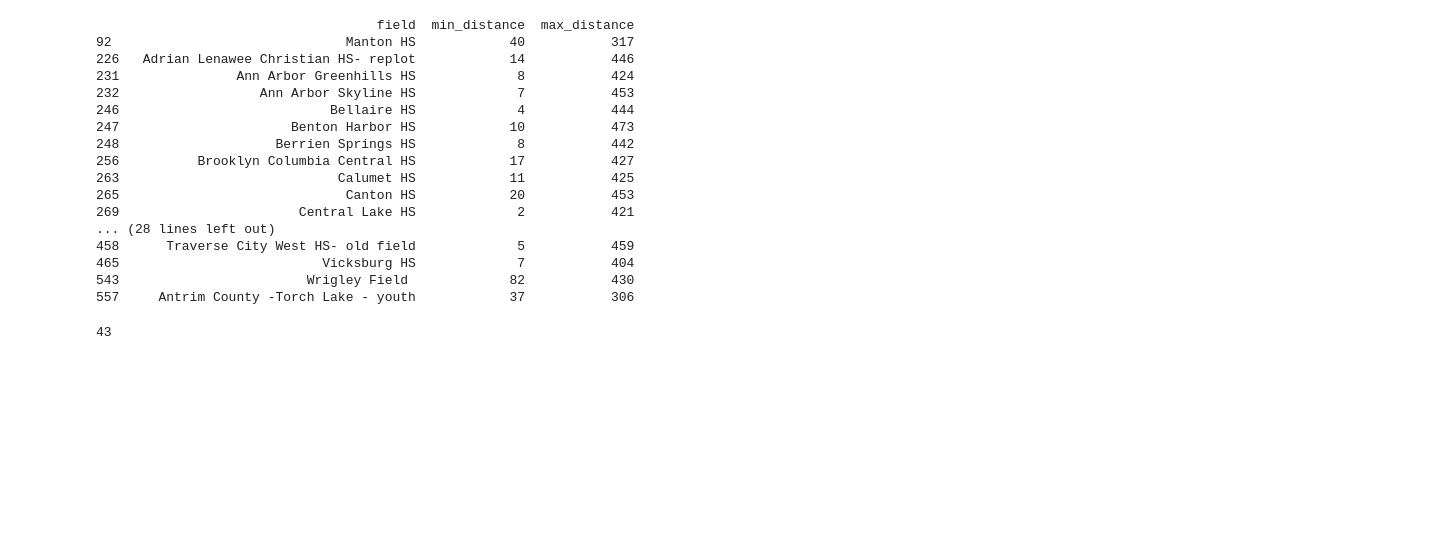
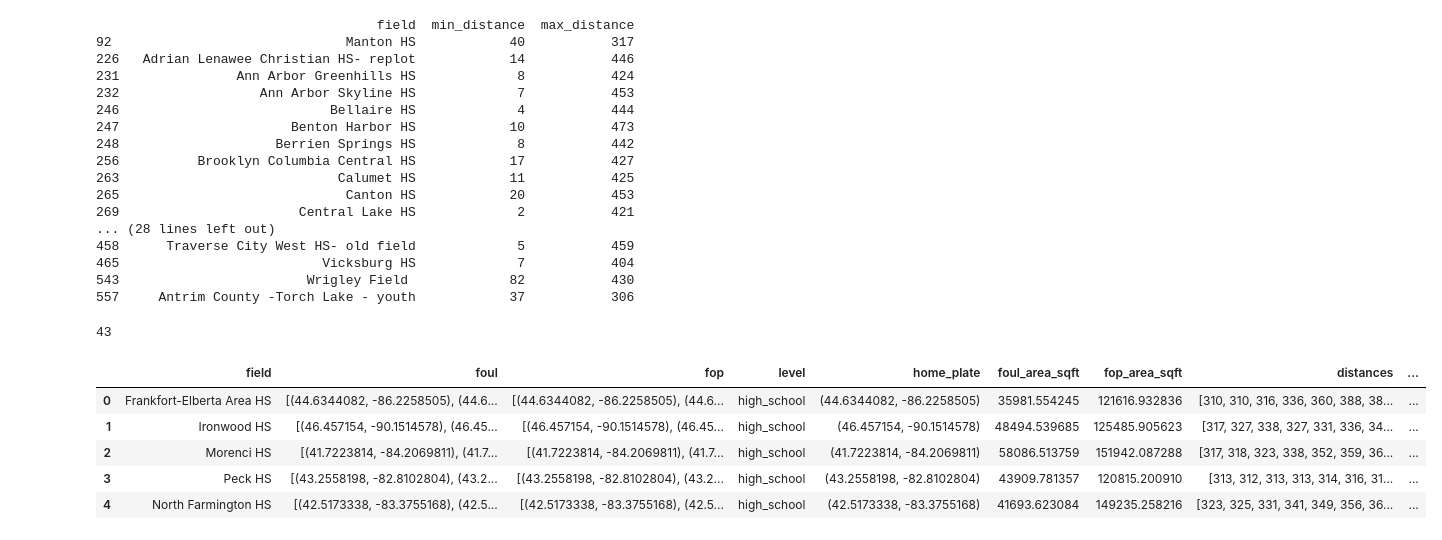
Before and after one commit to JSmith1826/BB_parks, a Jupyter notebook: ETL_for_JSON.ipynb, the cells around one changed output. Saved outputs shown, nothing was run; the diff lists cells and outputs as text; code cells hidden in the pictures; blank space fills up the shorter version.

```diff
--- a/ETL_for_JSON.ipynb
+++ b/ETL_for_JSON.ipynb
@@ -255,6 +255,12 @@ df_cleaned['field_cardinal_direction'] = df_cleaned['field_orientation'].apply(d
 # %%
 ### Rename the Cleaned Dataframe back to the default name
 df = df_cleaned
+# %%
+### In the fop, foul and home_plate columns, the coordinates are in the format (longitude, latitude).
+### This is the opposite of the format that is used in Google Maps, so we need to reverse the order of the coordinates.
+df['fop'] = df['fop'].apply(lambda coords: [(coord[1], coord[0]) for coord in coords])
+df['foul'] = df['foul'].apply(lambda coords: [(coord[1], coord[0]) for coord in coords])
+df['home_plate'] = df['home_plate'].apply(lambda coord: (coord[1], coord[0]))
 # %%
 #### MATCHING HIGH SCHOOL NAMES TO THE MHSAA DATA #####
 import pandas as pd
@@ -440,3 +446,12 @@ outliers.to_csv('outlier_fields.csv', index=False)
 len(outliers)
 # %% [output]
 43
+# %%
+df.head()
+# %% [output]
+|  | field | foul | fop | level | home_plate | foul_area_sqft | fop_area_sqft | distances | ... |
+| 0 | Frankfort-Elberta Area HS | [(44.6344082, -86.2258505), (44.6... | [(44.6344082, -86.2258505), (44.6... | high_school | (44.6344082, -86.2258505) | 35981.554245 | 121616.932836 | [310, 310, 316, 336, 360, 388, 38... | ... |
+| 1 | Ironwood HS | [(46.457154, -90.1514578), (46.45... | [(46.457154, -90.1514578), (46.45... | high_school | (46.457154, -90.1514578) | 48494.539685 | 125485.905623 | [317, 327, 338, 327, 331, 336, 34... | ... |
+| 2 | Morenci HS | [(41.7223814, -84.2069811), (41.7... | [(41.7223814, -84.2069811), (41.7... | high_school | (41.7223814, -84.2069811) | 58086.513759 | 151942.087288 | [317, 318, 323, 338, 352, 359, 36... | ... |
+| 3 | Peck HS | [(43.2558198, -82.8102804), (43.2... | [(43.2558198, -82.8102804), (43.2... | high_school | (43.2558198, -82.8102804) | 43909.781357 | 120815.200910 | [313, 312, 313, 313, 314, 316, 31... | ... |
+| 4 | North Farmington HS | [(42.5173338, -83.3755168), (42.5... | [(42.5173338, -83.3755168), (42.5... | high_school | (42.5173338, -83.3755168) | 41693.623084 | 149235.258216 | [323, 325, 331, 341, 349, 356, 36... | ... |
```
Also changed, not shown: parts of 1 cell of this notebook, 16 other files.
